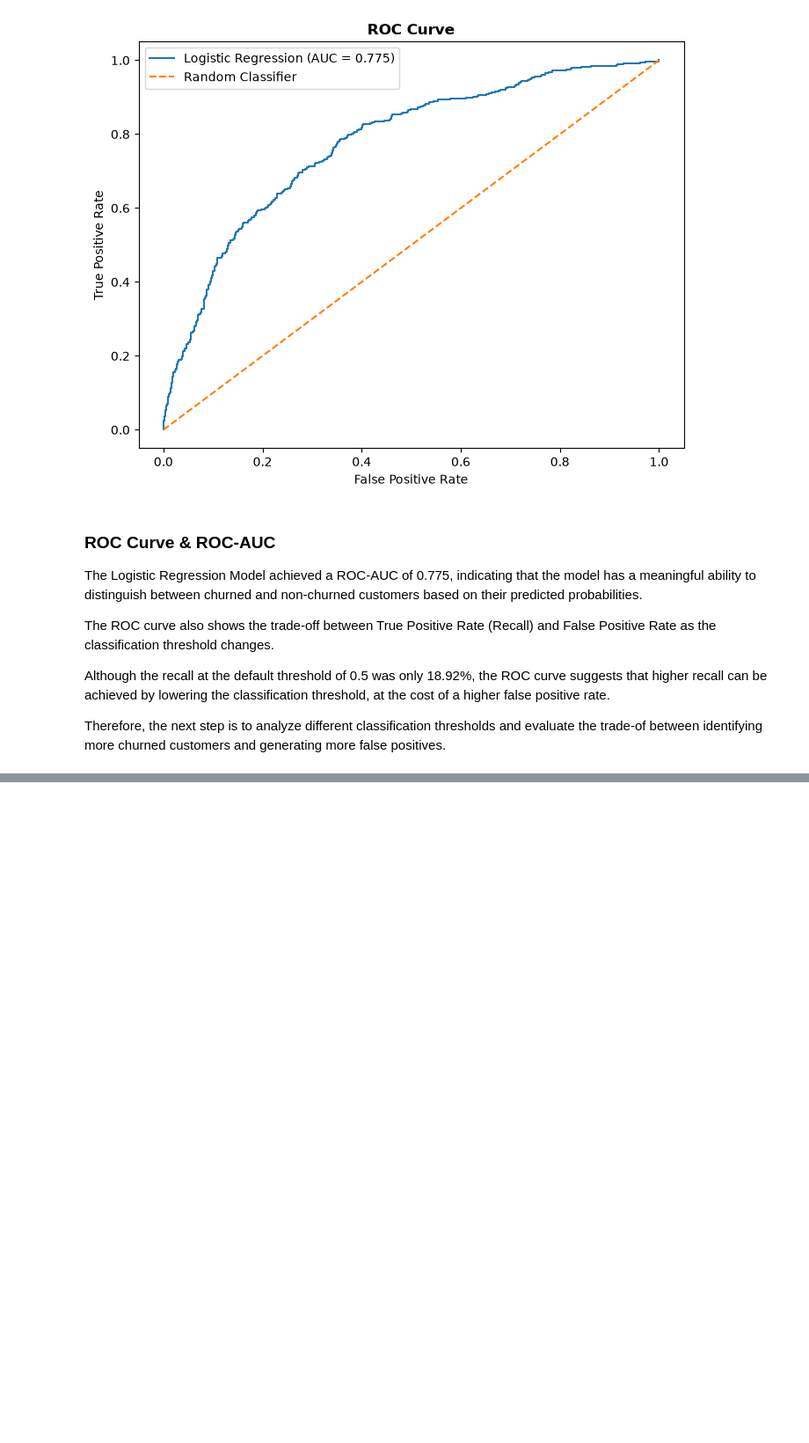
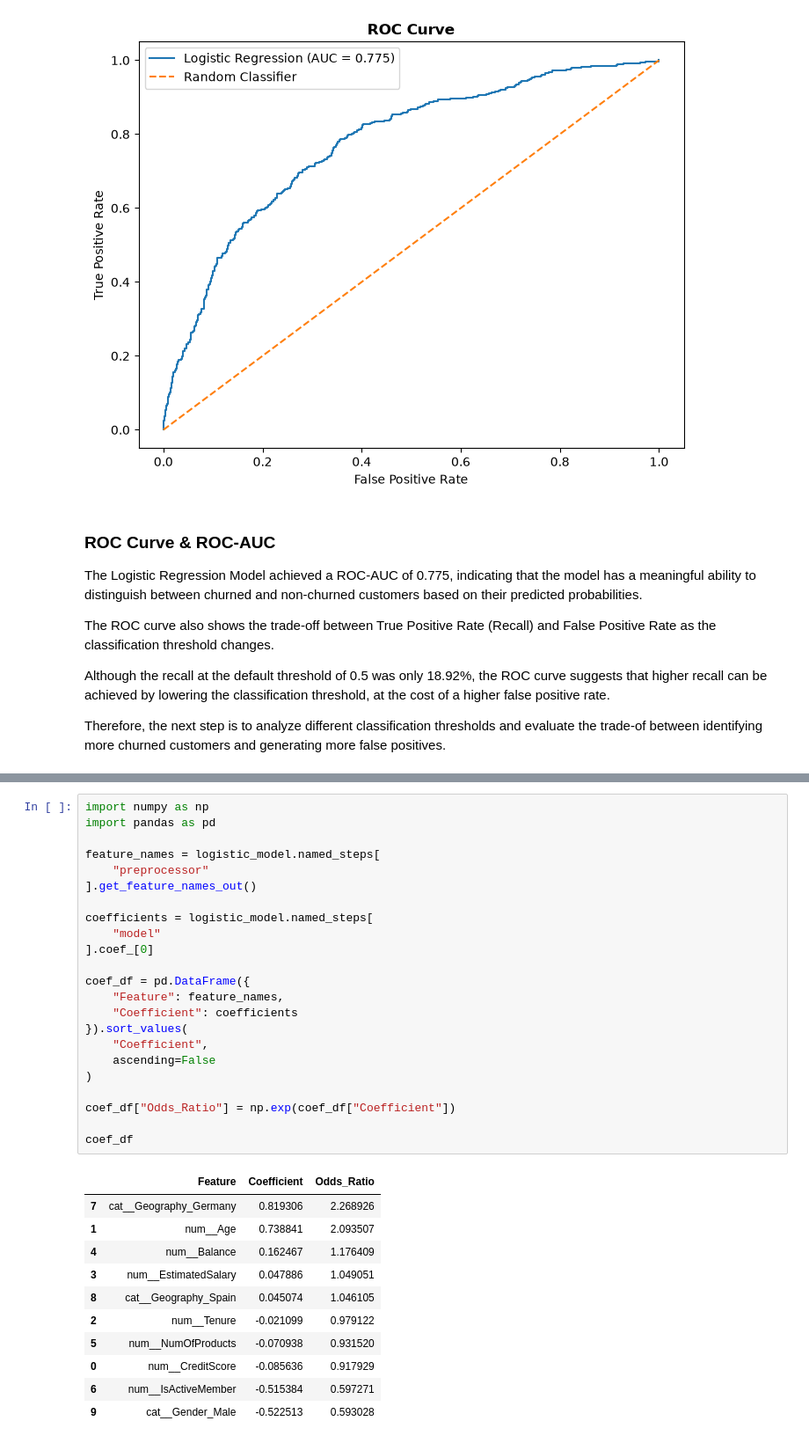
Before and after one commit to ppthanhtuyen-create/bank-customer-churn-analysis, a Jupyter notebook: data_understanding.ipynb, the cells around one changed output, grey strips where cells are left out. Shown at 88% size. Saved outputs shown, nothing was run; the diff lists cells and outputs as text; blank space fills up the shorter version.

```diff
--- a/data_understanding.ipynb
+++ b/data_understanding.ipynb
@@ -2512,0 +2779,35 @@ Therefore, the next step is to analyze different classification thresholds and e
+# %%
+import numpy as np
+import pandas as pd
+
+feature_names = logistic_model.named_steps[
+    "preprocessor"
+].get_feature_names_out()
+
+coefficients = logistic_model.named_steps[
+    "model"
+].coef_[0]
+
+coef_df = pd.DataFrame({
+    "Feature": feature_names,
+    "Coefficient": coefficients
+}).sort_values(
+    "Coefficient",
+    ascending=False
+)
+
+coef_df["Odds_Ratio"] = np.exp(coef_df["Coefficient"])
+
+coef_df
+# %% [output]
+|  | Feature | Coefficient | Odds_Ratio |
+| 7 | cat__Geography_Germany | 0.819306 | 2.268926 |
+| 1 | num__Age | 0.738841 | 2.093507 |
+| 4 | num__Balance | 0.162467 | 1.176409 |
+| 3 | num__EstimatedSalary | 0.047886 | 1.049051 |
+| 8 | cat__Geography_Spain | 0.045074 | 1.046105 |
+| 2 | num__Tenure | -0.021099 | 0.979122 |
+| 5 | num__NumOfProducts | -0.070938 | 0.931520 |
+| 0 | num__CreditScore | -0.085636 | 0.917929 |
+| 6 | num__IsActiveMember | -0.515384 | 0.597271 |
+| 9 | cat__Gender_Male | -0.522513 | 0.593028 |
```
Also changed, not shown: parts of 32 cells of this notebook, 1 other file.
